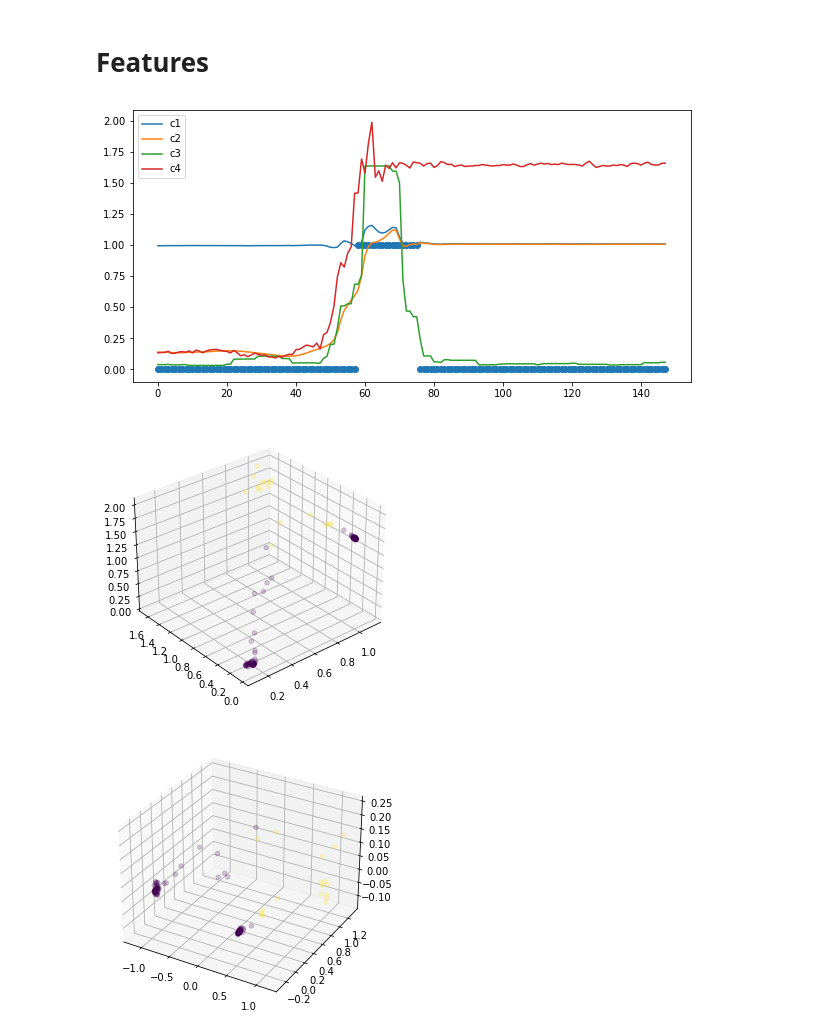
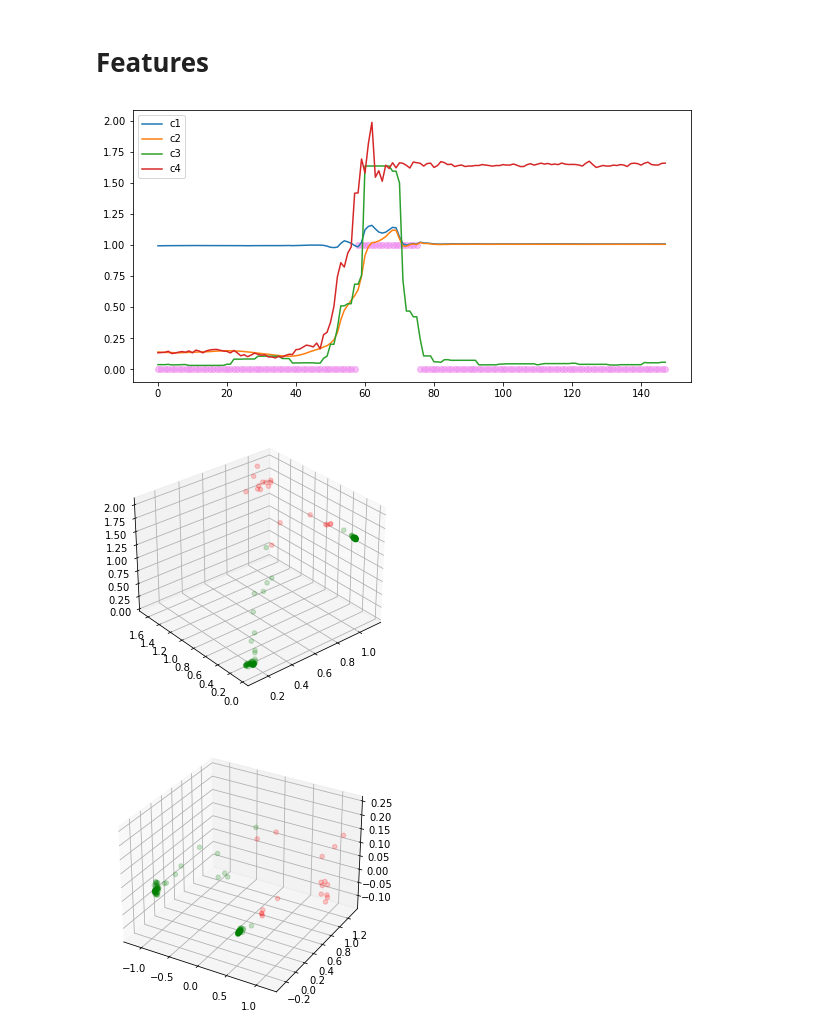
Before and after one commit to MaxFrax/FederatedLearningOutlierDetection, a Jupyter notebook: jupyter/FeatureSpaceSisFall.ipynb, the cells around one changed output. Saved outputs shown, nothing was run; the diff lists cells and outputs as text; code cells hidden in the pictures.

```diff
--- a/jupyter/FeatureSpaceSisFall.ipynb
+++ b/jupyter/FeatureSpaceSisFall.ipynb
@@ -140,12 +140,13 @@ size = 200
 extraction.compute_features(size, overlap=.9)
 # %%
 extraction.features.plot(y=['c1','c2','c3','c4'])
-plt.scatter(x=range(len(extraction.features)), y=extraction.features['is_fall'])
+plt.scatter(x=range(len(extraction.features)), y=extraction.features['is_fall'], alpha=.5, color='violet')
 plt.show()
 # %% [output]
-[figure, old version]
+[figure, new version]
 # %%
 df = extraction.features
+color = ['red' if y == 1 else 'green' for y in df['is_fall']]
 
 fig = plt.figure(figsize=(20,5))
 
@@ -156,11 +157,11 @@ ax.dist = 10
 ax.elev = 30
 
 
-ax.scatter(df['c2'], df['c3'], df['c4'], c=df['is_fall'], alpha=.2)
+ax.scatter(df['c2'], df['c3'], df['c4'], c=color, alpha=.2)
 
 plt.show()
 # %% [output]
-[figure, old version]
+[figure, new version]
 # %%
 X = extraction.features[['c1','c2','c3','c4']]
 # %%
@@ -177,8 +178,8 @@ ax.dist = 10
 ax.elev = 30
 
 
-ax.scatter(p[:, 0], p[:, 1], p[:, 2], c=df['is_fall'], alpha=.2)
+ax.scatter(p[:, 0], p[:, 1], p[:, 2], c=color, alpha=.2)
 
 plt.show()
 # %% [output]
-[figure, old version]
+[figure, new version]
```
Also changed, not shown: 1 other file.
